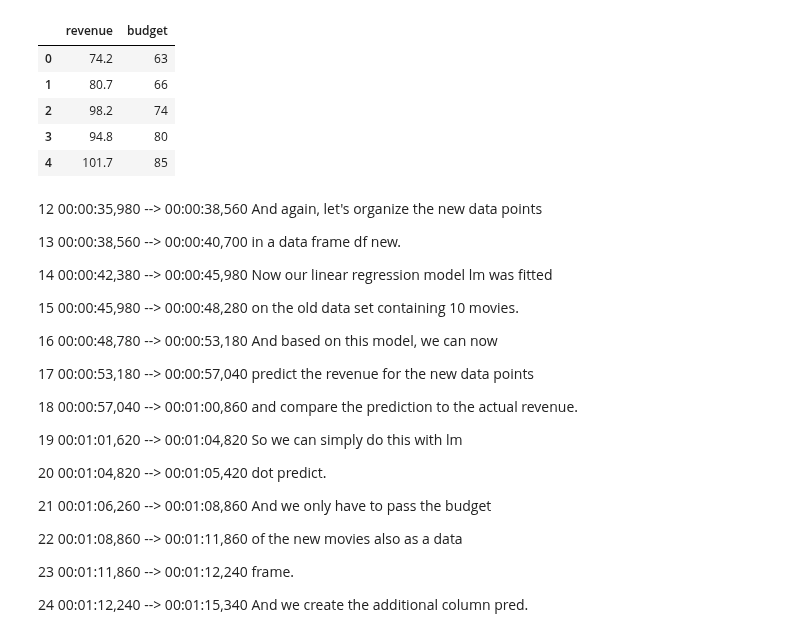
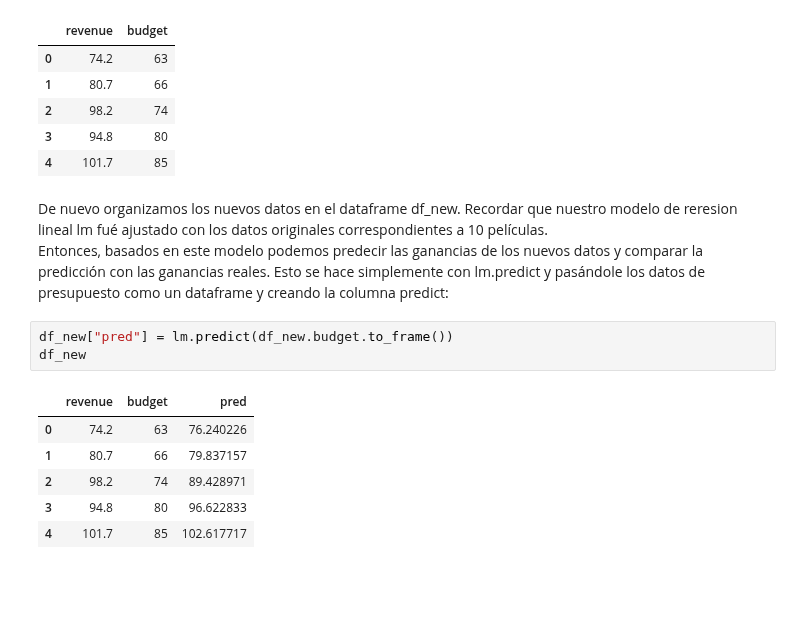
Before and after one commit to mario812/algo-trading-env, a Jupyter notebook: 3.4.2-linear_reg_intro.ipynb, the cells around one changed output. Drawn from its saved outputs; the diff is of its cells as text; blank space fills up the shorter version.

```diff
--- a/3.4.2-linear_reg_intro.ipynb
+++ b/3.4.2-linear_reg_intro.ipynb
@@ -125,54 +125,15 @@ df_new
 | 3 | 94.8 | 80 |
 | 4 | 101.7 | 85 |
 # %% [markdown]
-12
-00:00:35,980 --> 00:00:38,560
-And again, let's organize the new data points
-
-13
-00:00:38,560 --> 00:00:40,700
-in a data frame df new.
-
-14
-00:00:42,380 --> 00:00:45,980
-Now our linear regression model lm was fitted
-
-15
-00:00:45,980 --> 00:00:48,280
-on the old data set containing 10 movies.
-
-16
-00:00:48,780 --> 00:00:53,180
-And based on this model, we can now
-
-17
-00:00:53,180 --> 00:00:57,040
-predict the revenue for the new data points
-
-18
-00:00:57,040 --> 00:01:00,860
-and compare the prediction to the actual revenue.
-
-19
-00:01:01,620 --> 00:01:04,820
-So we can simply do this with lm
-
-20
-00:01:04,820 --> 00:01:05,420
-dot predict.
-
-21
-00:01:06,260 --> 00:01:08,860
-And we only have to pass the budget
-
-22
-00:01:08,860 --> 00:01:11,860
-of the new movies also as a data
-
-23
-00:01:11,860 --> 00:01:12,240
-frame.
-
-24
-00:01:12,240 --> 00:01:15,340
-And we create the additional column pred.
+De nuevo organizamos los nuevos datos en el dataframe df_new. Recordar que nuestro modelo de reresion lineal lm fué ajustado con los datos originales correspondientes a 10 películas.
+Entonces, basados en este modelo podemos predecir las ganancias de los nuevos datos y comparar la predicción con las ganancias reales. Esto se hace simplemente con lm.predict y pasándole los datos de presupuesto como un dataframe y creando la columna predict:
+# %%
+df_new["pred"] = lm.predict(df_new.budget.to_frame())
+df_new
+# %% [output]
+|  | revenue | budget | pred |
+| 0 | 74.2 | 63 | 76.240226 |
+| 1 | 80.7 | 66 | 79.837157 |
+| 2 | 98.2 | 74 | 89.428971 |
+| 3 | 94.8 | 80 | 96.622833 |
+| 4 | 101.7 | 85 | 102.617717 |
```
Also changed, not shown: parts of 1 cell of this notebook.
